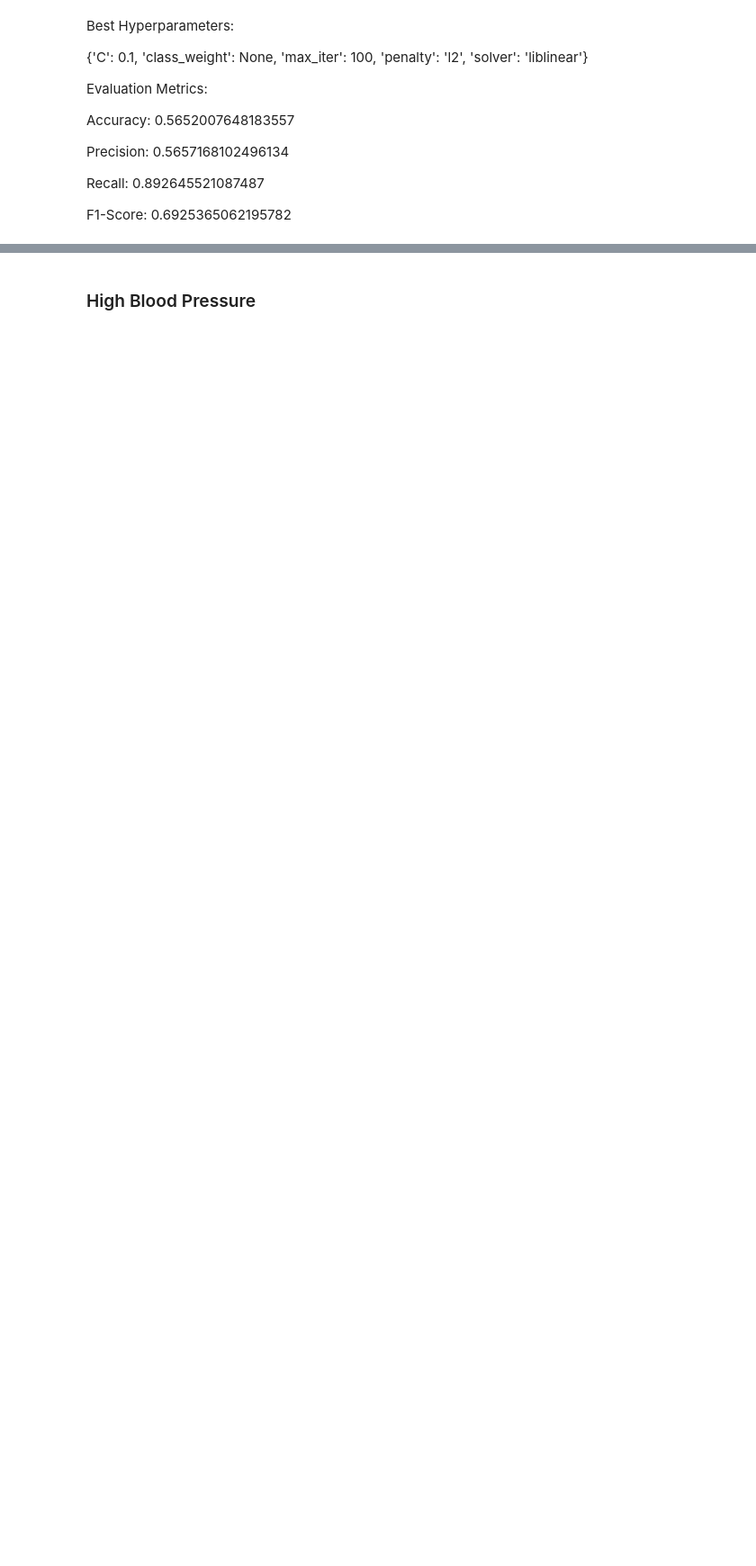
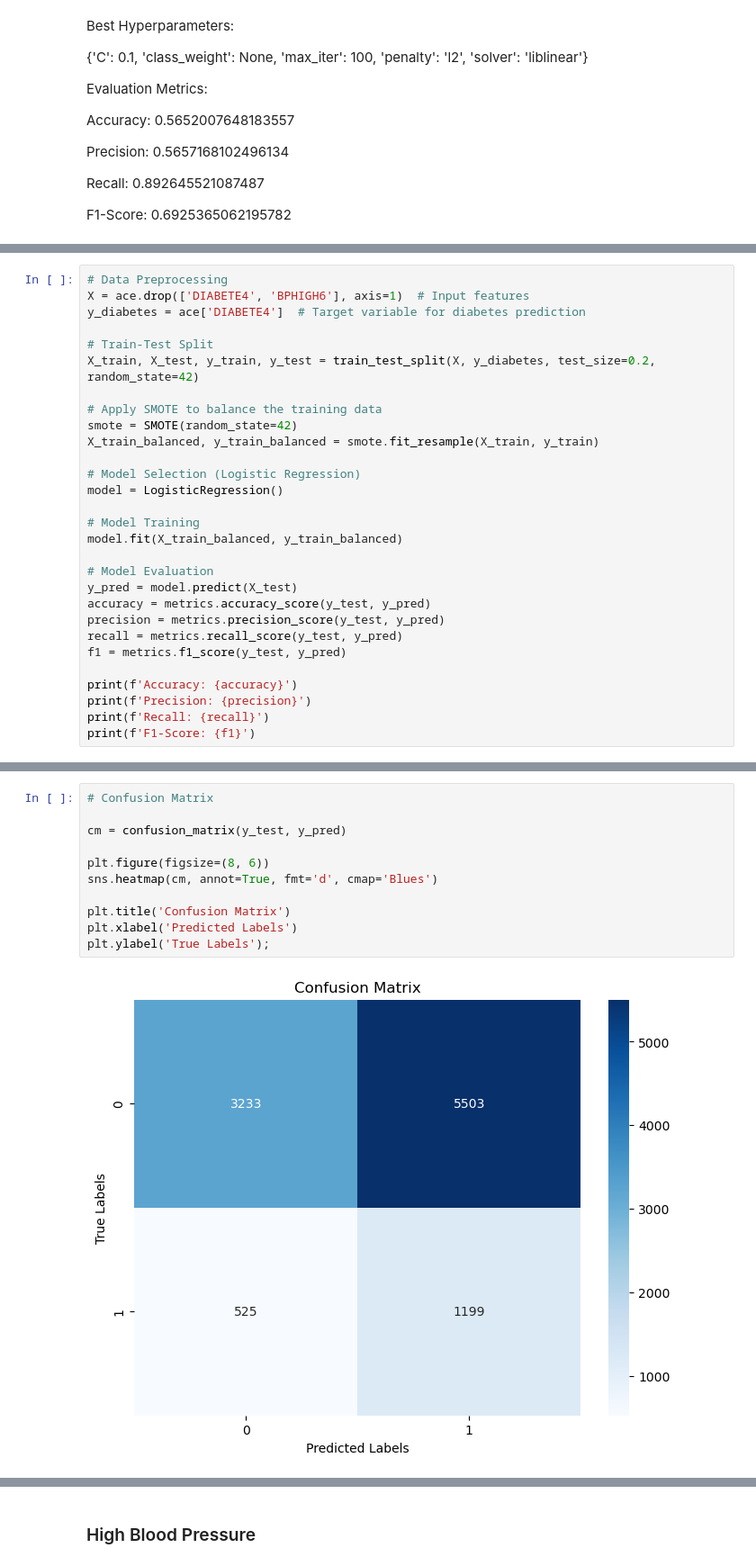
Before and after one commit to danneraf/ACE, a Jupyter notebook: Code/Modeling.ipynb, the cells around one changed output, grey strips where cells are left out. Shown at 90% size. Cells and saved outputs as stored; diff of their text form; blank space fills up the shorter version.

```diff
--- a/Code/Modeling.ipynb
+++ b/Code/Modeling.ipynb
@@ -237,0 +428,29 @@ plt.ylabel('True Labels');
+# %%
+# Data Preprocessing
+X = ace.drop(['DIABETE4', 'BPHIGH6'], axis=1)  # Input features
+y_diabetes = ace['DIABETE4']  # Target variable for diabetes prediction
+
+# Train-Test Split
+X_train, X_test, y_train, y_test = train_test_split(X, y_diabetes, test_size=0.2, random_state=42)
+
+# Apply SMOTE to balance the training data
+smote = SMOTE(random_state=42)
+X_train_balanced, y_train_balanced = smote.fit_resample(X_train, y_train)
+
+# Model Selection (Logistic Regression)
+model = LogisticRegression()
+
+# Model Training
+model.fit(X_train_balanced, y_train_balanced)
+
+# Model Evaluation
+y_pred = model.predict(X_test)
+accuracy = metrics.accuracy_score(y_test, y_pred)
+precision = metrics.precision_score(y_test, y_pred)
+recall = metrics.recall_score(y_test, y_pred)
+f1 = metrics.f1_score(y_test, y_pred)
+
+print(f'Accuracy: {accuracy}')
+print(f'Precision: {precision}')
+print(f'Recall: {recall}')
+print(f'F1-Score: {f1}')
@@ -237,0 +462,13 @@ plt.ylabel('True Labels');
+# %%
+# Confusion Matrix
+
+cm = confusion_matrix(y_test, y_pred)
+
+plt.figure(figsize=(8, 6))
+sns.heatmap(cm, annot=True, fmt='d', cmap='Blues')
+
+plt.title('Confusion Matrix')
+plt.xlabel('Predicted Labels')
+plt.ylabel('True Labels');
+# %% [output]
+[figure, added]
```
Also changed, not shown: parts of 79 cells of this notebook.
